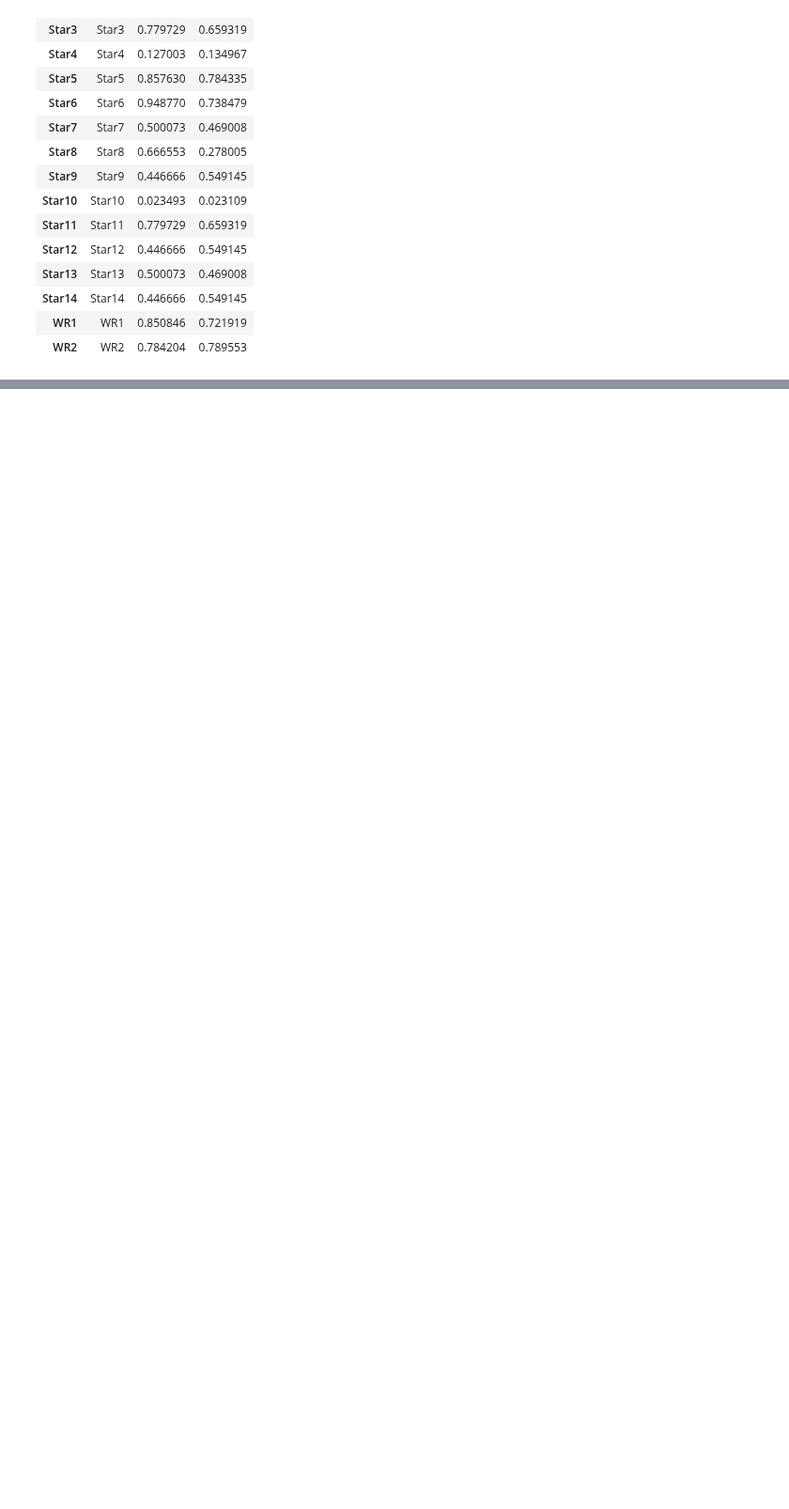
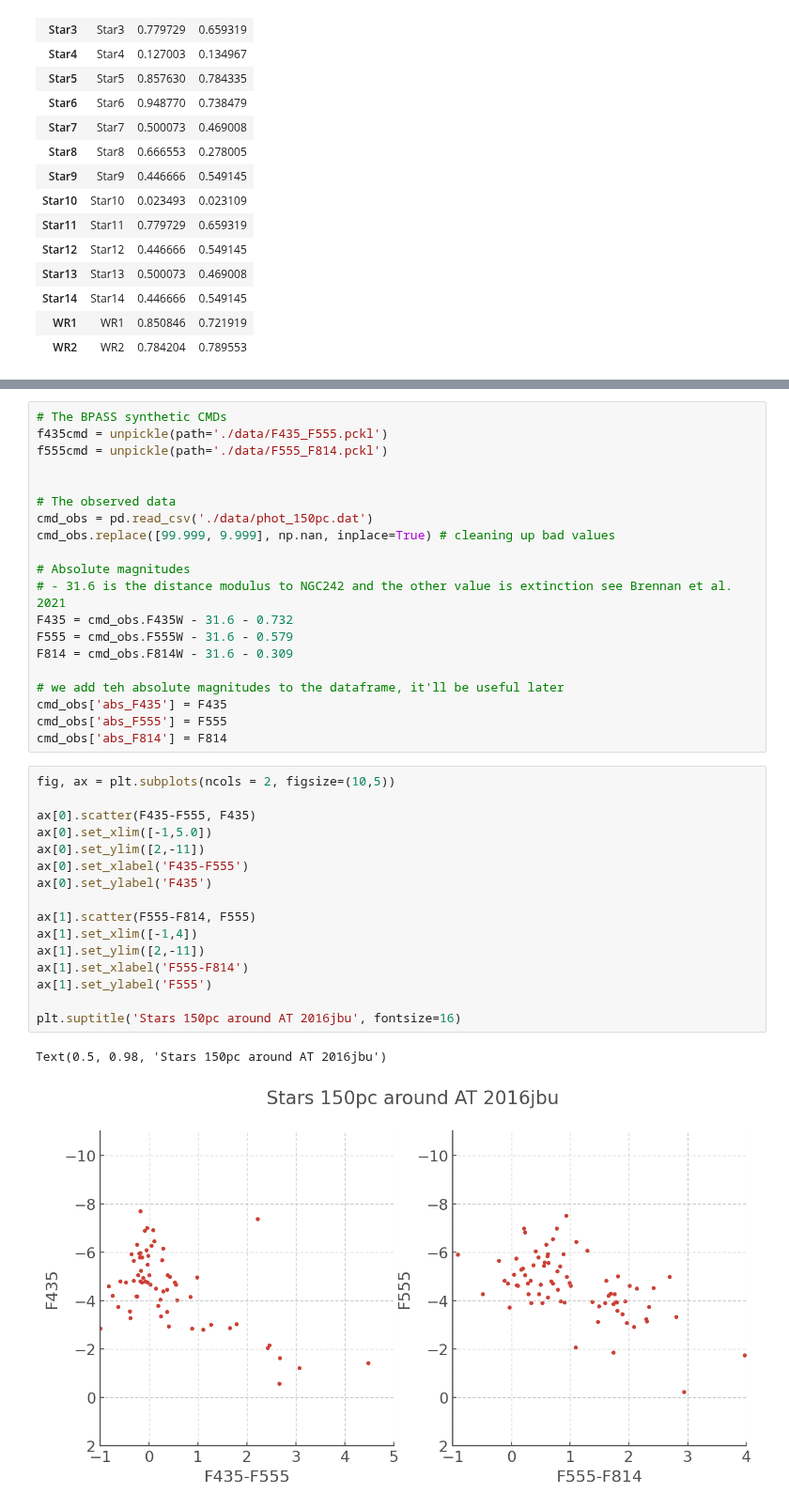
Before and after one commit to HeloiseS/hoki_tutorials, a Jupyter notebook: AgeWizard.ipynb, the cells around one changed output, grey strips where cells are left out. Shown at 94% size. Saved outputs shown, nothing was run; the diff lists cells and outputs as text; blank space fills up the shorter version.

```diff
--- a/AgeWizard.ipynb
+++ b/AgeWizard.ipynb
@@ -350,0 +437,39 @@ I hope you found this tutorial useful. If you encountered any problems, or would
+# %%
+# The BPASS synthetic CMDs
+f435cmd = unpickle(path='./data/F435_F555.pckl')
+f555cmd = unpickle(path='./data/F555_F814.pckl')
+
+
+# The observed data
+cmd_obs = pd.read_csv('./data/phot_150pc.dat')
+cmd_obs.replace([99.999, 9.999], np.nan, inplace=True) # cleaning up bad values
+
+# Absolute magnitudes
+# - 31.6 is the distance modulus to NGC242 and the other value is extinction see Brennan et al. 2021
+F435 = cmd_obs.F435W - 31.6 - 0.732
+F555 = cmd_obs.F555W - 31.6 - 0.579
+F814 = cmd_obs.F814W - 31.6 - 0.309
+
+# we add teh absolute magnitudes to the dataframe, it'll be useful later
+cmd_obs['abs_F435'] = F435
+cmd_obs['abs_F555'] = F555
+cmd_obs['abs_F814'] = F814
+# %%
+fig, ax = plt.subplots(ncols = 2, figsize=(10,5))
+
+ax[0].scatter(F435-F555, F435)
+ax[0].set_xlim([-1,5.0])
+ax[0].set_ylim([2,-11])
+ax[0].set_xlabel('F435-F555')
+ax[0].set_ylabel('F435')
+
+ax[1].scatter(F555-F814, F555)
+ax[1].set_xlim([-1,4])
+ax[1].set_ylim([2,-11])
+ax[1].set_xlabel('F555-F814')
+ax[1].set_ylabel('F555')
+
+plt.suptitle('Stars 150pc around AT 2016jbu', fontsize=16)
+# %% [output]
+Text(0.5, 0.98, 'Stars 150pc around AT 2016jbu')
+[figure, added]
```
Also changed, not shown: parts of 28 cells of this notebook.
